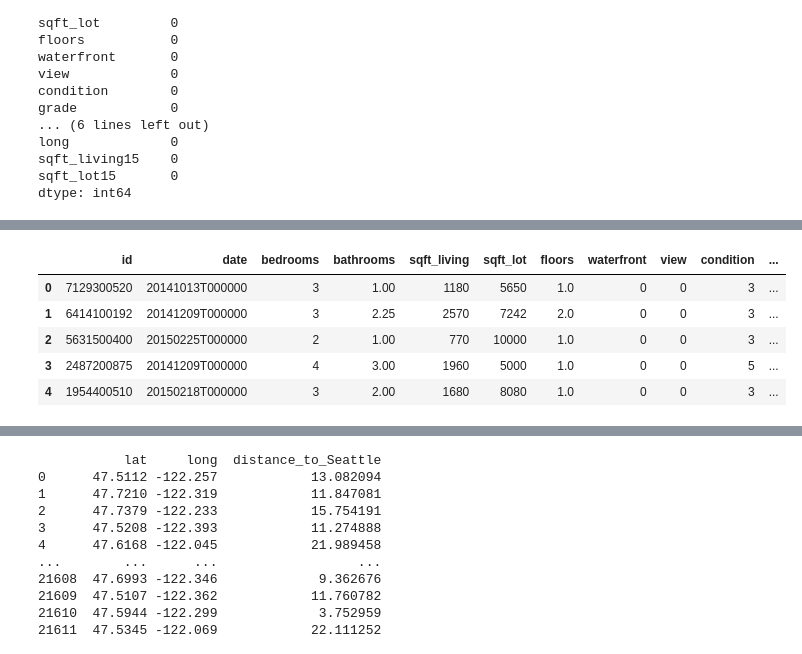
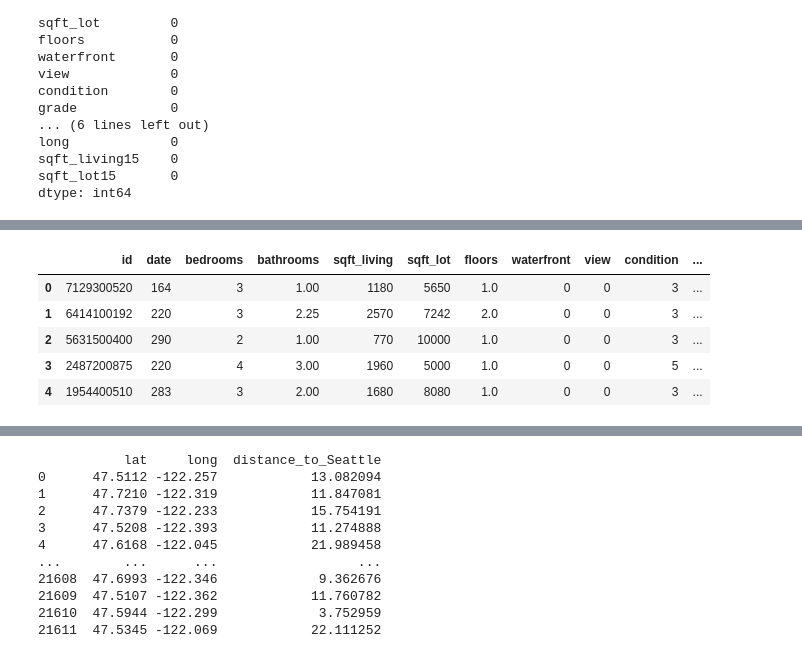
Before and after one commit to emcmanus12/team-7-project-2, a Jupyter notebook: Project2.ipynb, the cells around one changed output, grey strips where cells are left out. Saved outputs shown, nothing was run; the diff lists cells and outputs as text; code cells hidden in the pictures.

```diff
--- a/Project2.ipynb
+++ b/Project2.ipynb
@@ -30,6 +44,11 @@ df.describe()
 | 50% | 3.904930e+09 | 4.500000e+05 | 3.000000 | 2.250000 | 1910.000000 | 7.618000e+03 | 1.500000 | 0.000000 | 0.000000 | 3.000000 | ... |
 | 75% | 7.308900e+09 | 6.450000e+05 | 4.000000 | 2.500000 | 2550.000000 | 1.068800e+04 | 2.000000 | 0.000000 | 0.000000 | 4.000000 | ... |
 | max | 9.900000e+09 | 7.700000e+06 | 33.000000 | 8.000000 | 13540.000000 | 1.651359e+06 | 3.500000 | 1.000000 | 4.000000 | 5.000000 | ... |
+# %%
+# Identify object columns and convert them to numerical values
+object_columns = df.select_dtypes(include=['object']).columns
+for col in object_columns:
+    df[col] = df[col].astype('category').cat.codes
 # %%
 # Display data types for each column
 print(df.dtypes)
@@ -78,11 +117,11 @@ dtype: int64
 # %%
 # Remove Y and features not needed
-X=df.copy().drop(columns='price')
+X=df.drop(columns='price')
 X.head()
 # %% [output]
 |  | id | date | bedrooms | bathrooms | sqft_living | sqft_lot | floors | waterfront | view | condition | ... |
-| 0 | 7129300520 | 20141013T000000 | 3 | 1.00 | 1180 | 5650 | 1.0 | 0 | 0 | 3 | ... |
-| 1 | 6414100192 | 20141209T000000 | 3 | 2.25 | 2570 | 7242 | 2.0 | 0 | 0 | 3 | ... |
-| 2 | 5631500400 | 20150225T000000 | 2 | 1.00 | 770 | 10000 | 1.0 | 0 | 0 | 3 | ... |
-| 3 | 2487200875 | 20141209T000000 | 4 | 3.00 | 1960 | 5000 | 1.0 | 0 | 0 | 5 | ... |
-| 4 | 1954400510 | 20150218T000000 | 3 | 2.00 | 1680 | 8080 | 1.0 | 0 | 0 | 3 | ... |
+| 0 | 7129300520 | 164 | 3 | 1.00 | 1180 | 5650 | 1.0 | 0 | 0 | 3 | ... |
+| 1 | 6414100192 | 220 | 3 | 2.25 | 2570 | 7242 | 2.0 | 0 | 0 | 3 | ... |
+| 2 | 5631500400 | 290 | 2 | 1.00 | 770 | 10000 | 1.0 | 0 | 0 | 3 | ... |
+| 3 | 2487200875 | 220 | 4 | 3.00 | 1960 | 5000 | 1.0 | 0 | 0 | 5 | ... |
+| 4 | 1954400510 | 283 | 3 | 2.00 | 1680 | 8080 | 1.0 | 0 | 0 | 3 | ... |
```
Also changed, not shown: parts of 20 cells of this notebook.
